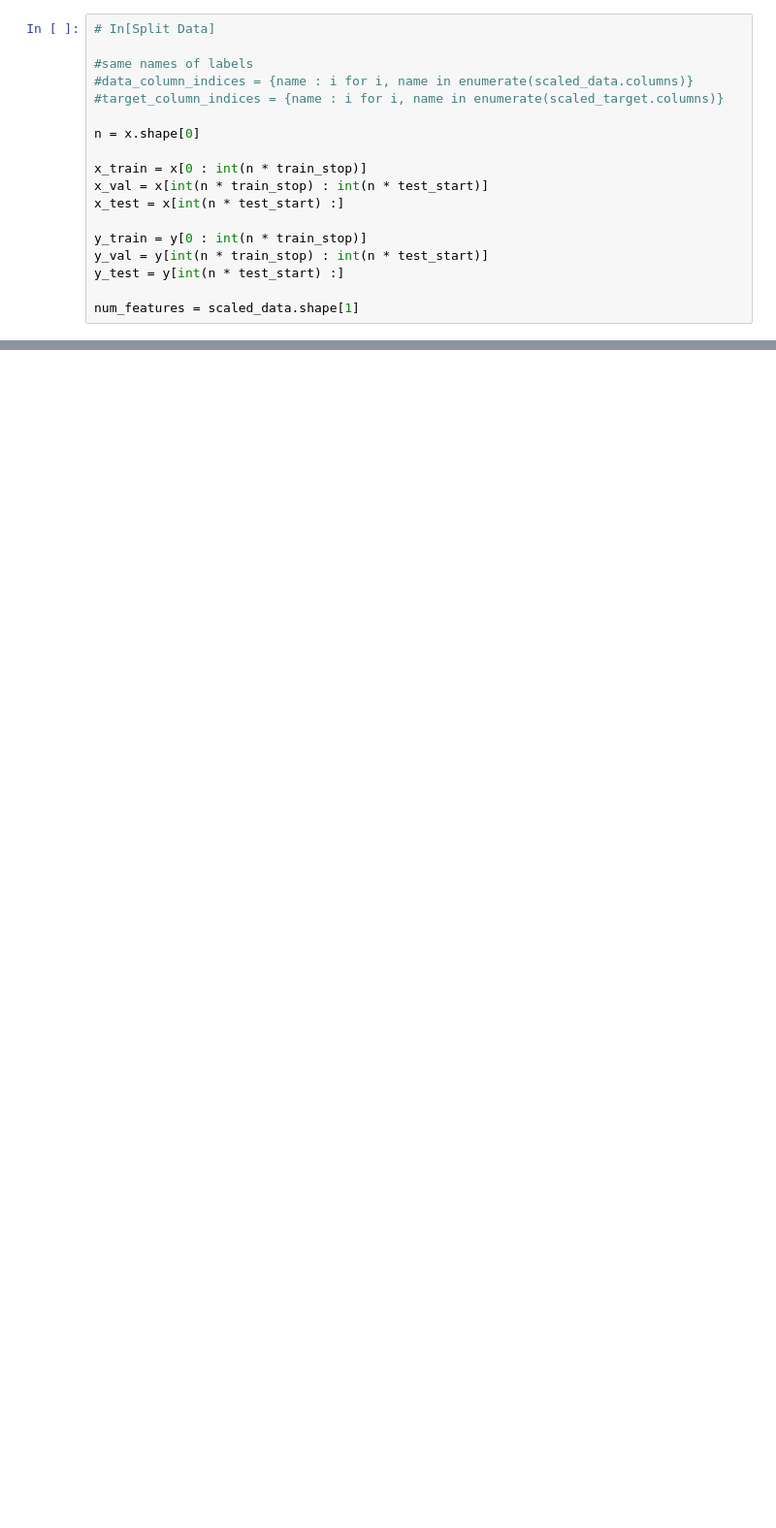
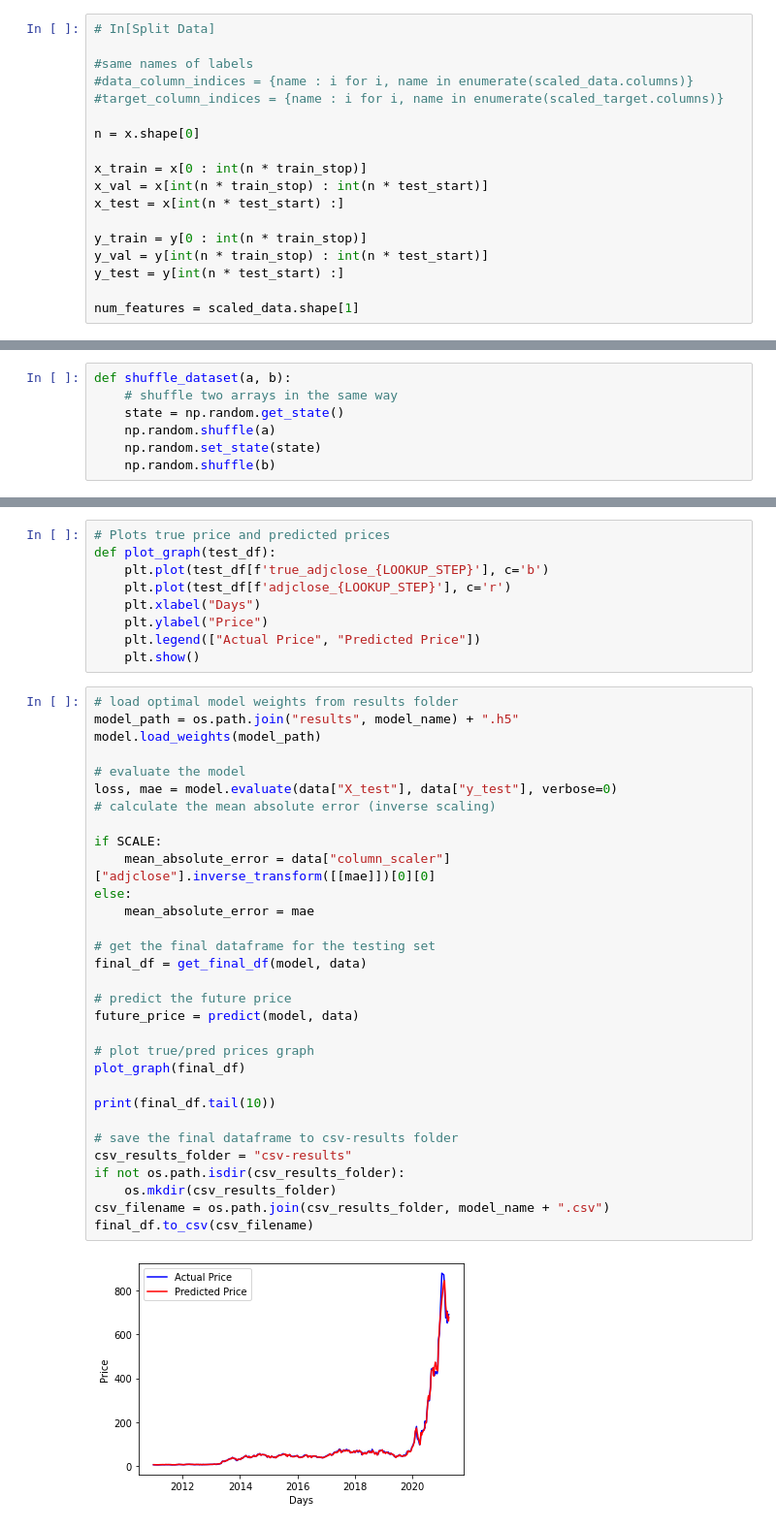
Before and after one commit to MKL0501/ML_CryptoStock_Tracking, a Jupyter notebook: Stock_Trainer.ipynb, the cells around one changed output, grey strips where cells are left out. Shown at 97% size. Cells and saved outputs as stored; diff of their text form; blank space fills up the shorter version.

```diff
--- a/Stock_Trainer.ipynb
+++ b/Stock_Trainer.ipynb
@@ -366,0 +472,7 @@ for i in range(len(ticker_symbols)):
+# %%
+def shuffle_dataset(a, b):
+    # shuffle two arrays in the same way
+    state = np.random.get_state()
+    np.random.shuffle(a)
+    np.random.set_state(state)
+    np.random.shuffle(b)
@@ -366,0 +737,42 @@ for i in range(len(ticker_symbols)):
+# %%
+# Plots true price and predicted prices
+def plot_graph(test_df):
+    plt.plot(test_df[f'true_adjclose_{LOOKUP_STEP}'], c='b')
+    plt.plot(test_df[f'adjclose_{LOOKUP_STEP}'], c='r')
+    plt.xlabel("Days")
+    plt.ylabel("Price")
+    plt.legend(["Actual Price", "Predicted Price"])
+    plt.show()
+# %%
+# load optimal model weights from results folder
+model_path = os.path.join("results", model_name) + ".h5"
+model.load_weights(model_path)
+
+# evaluate the model
+loss, mae = model.evaluate(data["X_test"], data["y_test"], verbose=0)
+# calculate the mean absolute error (inverse scaling)
+
+if SCALE:
+    mean_absolute_error = data["column_scaler"]["adjclose"].inverse_transform([[mae]])[0][0]
+else:
+    mean_absolute_error = mae
+
+# get the final dataframe for the testing set
+final_df = get_final_df(model, data)
+
+# predict the future price
+future_price = predict(model, data)
+
+# plot true/pred prices graph
+plot_graph(final_df)
+
+print(final_df.tail(10))
+
+# save the final dataframe to csv-results folder
+csv_results_folder = "csv-results"
+if not os.path.isdir(csv_results_folder):
+    os.mkdir(csv_results_folder)
+csv_filename = os.path.join(csv_results_folder, model_name + ".csv")
+final_df.to_csv(csv_filename)
+# %% [output]
+[figure, added]
```
Also changed, not shown: parts of 24 cells of this notebook.
